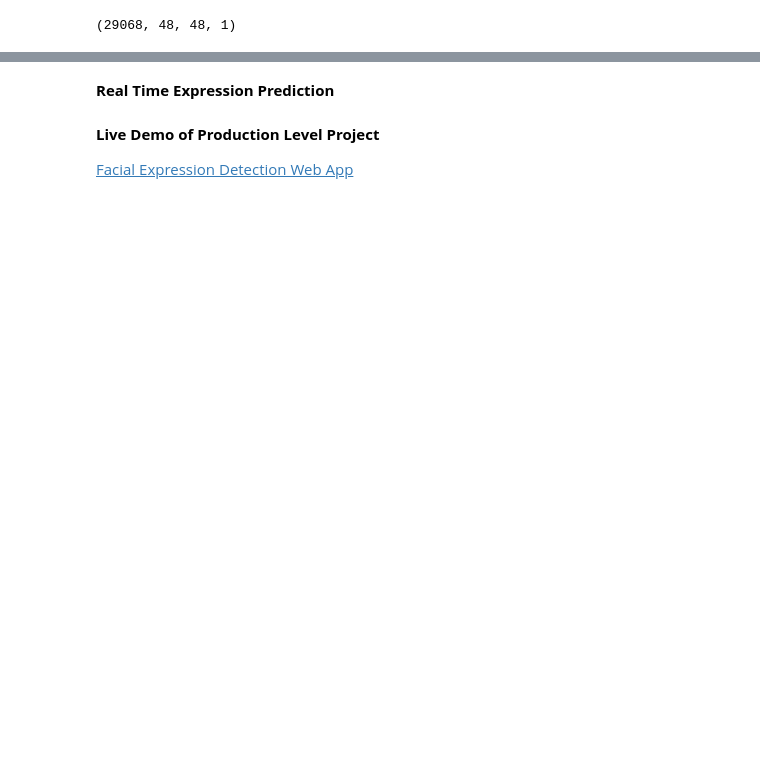
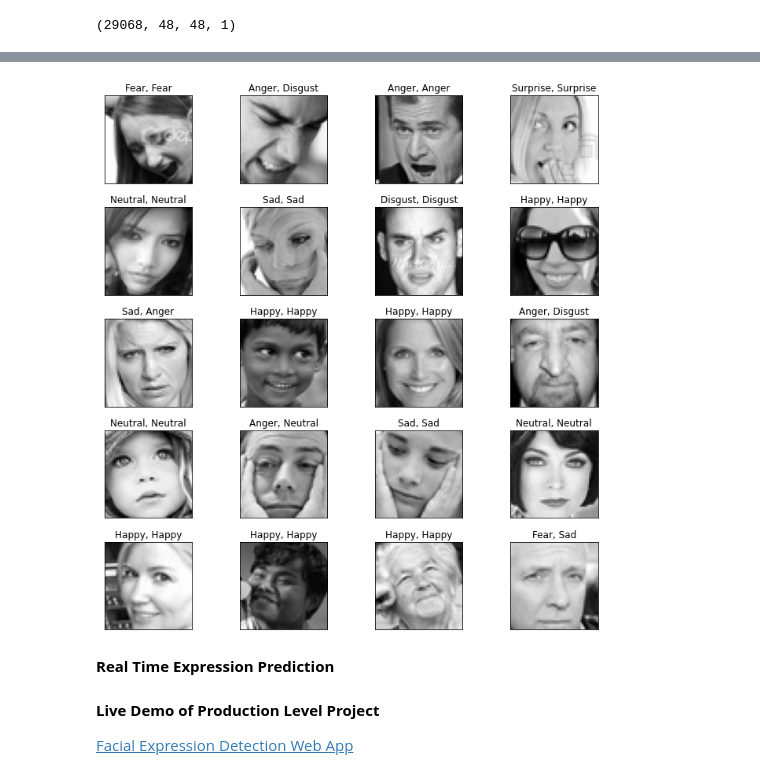
Before and after one commit to UltraBrightEducation/expression_detector, a Jupyter notebook: Facial Expression Detection.ipynb, the cells around one changed output, grey strips where cells are left out. Drawn from its saved outputs; the diff is of its cells as text; code cells hidden in the pictures; blank space fills up the shorter version.

```diff
--- a/Facial Expression Detection.ipynb
+++ b/Facial Expression Detection.ipynb
@@ -84,5 +78,5 @@ plt.show()
 # %%
-X_train, X_test, y_train, y_test = train_test_split(X, Y, test_size=0.1, random_state=0)
+X_train, X_val, y_train, y_val = train_test_split(X, Y, test_size=0.1, random_state=0)
 # %%
 X_train.shape
 # %% [output]
@@ -121,11 +108,11 @@ def my_model():
     model.add(Dense(7))
     model.add(Activation('softmax'))
 
-    optim = tf.keras.optimizers.Adam(learning_rate=1e-3)
+    optim = tf.keras.optimizers.Adam(learning_rate=2e-4)
 
     model.compile(loss='sparse_categorical_crossentropy', metrics=['accuracy'], optimizer=optim)
 
     return model
 model=my_model()
-model.summary()
+# model.summary()
 # %% [output]
@@ -149,15 +153,19 @@ _________________________________________________________________
+# %%
+val_generator = ImageDataGenerator()
+val_generator = val_generator.flow(X_val, y_val, batch_size=64)
 # %%
-path_model='checkpoints/model_checkpoint.h5'
-
+path_model='checkpoints/{epoch:02d}-{val_loss:.6f}.hdf5'
+Path('checkpoints').mkdir(parents=True, exist_ok=True)
 h = model.fit(
-    x=X_train,
-    y=y_train,
-    batch_size=64,
-    epochs=20,
+    x=image_generator,
+    steps_per_epoch=len(X_train) // 64,
+    epochs=100,
     verbose=1,
-    validation_data=(X_test,y_test),
+    validation_data=val_generator,
     shuffle=True,
     callbacks=[
         ModelCheckpoint(filepath=path_model),
+        EarlyStopping(patience=15),
+        ReduceLROnPlateau(patience=6, factor=0.3)
     ]
 )
@@ -168,3 +194,22 @@ print(y_pos)
+# %%
+fig = plt.figure(figsize=(10, 10))
+columns = 4
+rows = 5
+true_labels = []
+preds = []
+preds = model.predict(X_test)
+for i in range(1, columns*rows +1):
+    img_id = np.random.choice(X_test.shape[0])
+    img = X_test[img_id, :, :, 0]
+    fig.add_subplot(rows, columns, i)
+    plt.imshow(img, cmap='gray')
+    plt.xticks([], [])
+    plt.yticks([], [])
+    plt.title(f"{label_map[y_test[img_id]]}, {label_map[np.argmax(preds[img_id])]}")
+fig.tight_layout()
+plt.show()
+# %% [output]
+[figure, added]
 # %%
 def emotion_analysis(emotions):
     y_pos = np.arange(len(label_map))
```
Also changed, not shown: parts of 15 cells of this notebook.
